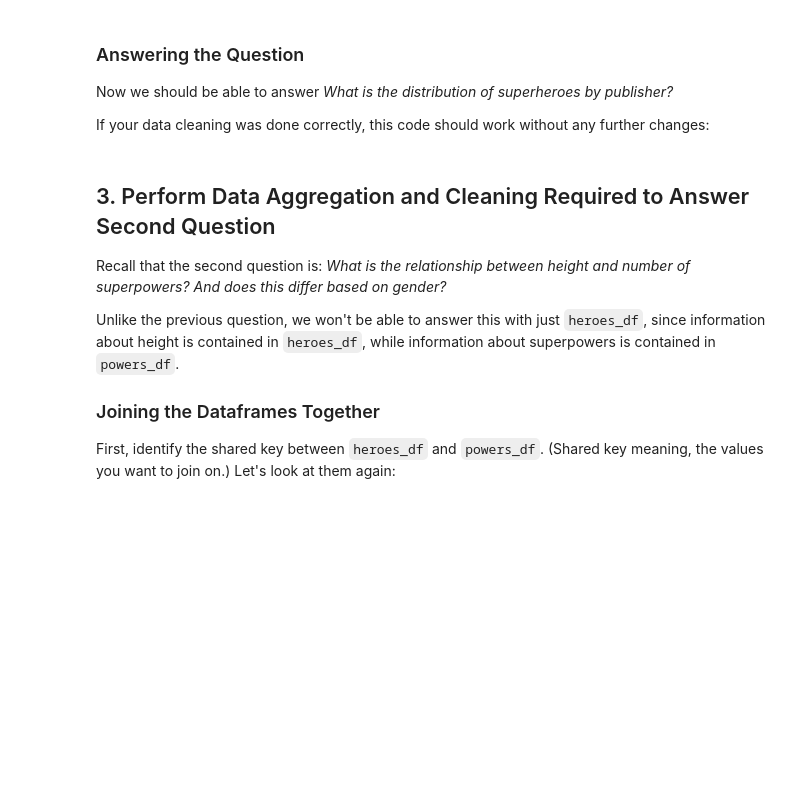
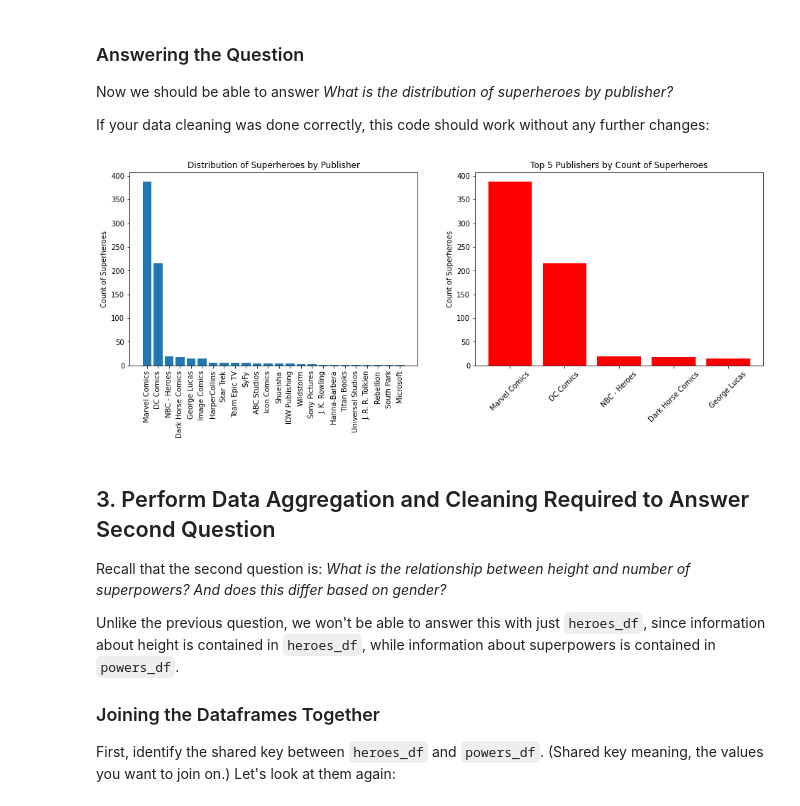
Before and after one commit to Philipmwasi/Eda-lab, a Jupyter notebook: Eda-lab/index.ipynb, the cells around one changed output. Saved outputs shown, nothing was run; the diff lists cells and outputs as text; code cells hidden in the pictures; blank space fills up the shorter version.

```diff
--- a/Eda-lab/index.ipynb
+++ b/Eda-lab/index.ipynb
@@ -276,0 +296,3 @@ Now, implement the strategy to drop rows with missing values using code. (You ca
+# %%
+heroes_df = heroes_df.dropna(subset=['Publisher'])
+heroes_df
@@ -308,0 +353,3 @@ heroes_df["Publisher"].value_counts()
+# %%
+heroes_df['Publisher'].replace(to_replace="Marvel", value="Marvel Comics", inplace = True)
+heroes_df["Publisher"].value_counts()
@@ -308,0 +374,3 @@ heroes_df["Publisher"].value_counts()
+# %%
+heroes_df["Publisher"] = heroes_df['Publisher'].str.strip()  #stripping the whitespace from the " DC Comics"
+heroes_df["Publisher"].value_counts()
@@ -315,24 +401,26 @@ If your data cleaning was done correctly, this code should work without any furt
 # %%
 # Run this cell without changes
 
 # Set up plots
 fig, (ax1, ax2) = plt.subplots(ncols=2, figsize=(16, 5))
 
 # Create variables for easier reuse
 value_counts = heroes_df["Publisher"].value_counts()
 top_5_counts = value_counts.iloc[:5]
 
 # Plot data
 ax1.bar(value_counts.index, value_counts.values)
-ax2.bar(top_5_counts.index, top_5_counts.values)
+ax2.bar(top_5_counts.index, top_5_counts.values, color = "red")
 
 # Customize appearance
 ax1.tick_params(axis="x", labelrotation=90)
 ax2.tick_params(axis="x", labelrotation=45)
 ax1.set_ylabel("Count of Superheroes")
 ax2.set_ylabel("Count of Superheroes")
 ax1.set_title("Distribution of Superheroes by Publisher")
 ax2.set_title("Top 5 Publishers by Count of Superheroes");
+# %% [output]
+[figure, added]
 # %% [markdown]
 ## 3. Perform Data Aggregation and Cleaning Required to Answer Second Question
 
```
Also changed, not shown: parts of 29 cells of this notebook.
